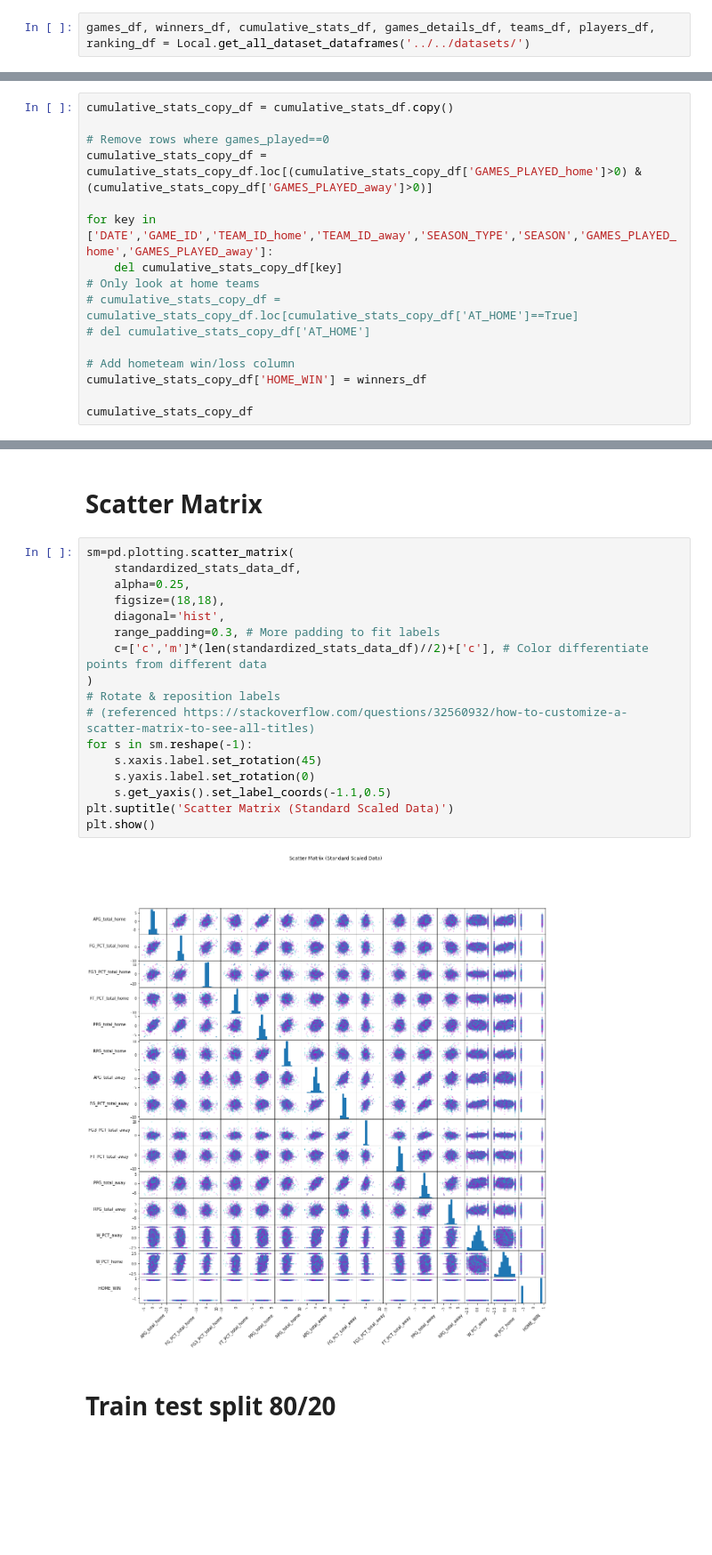
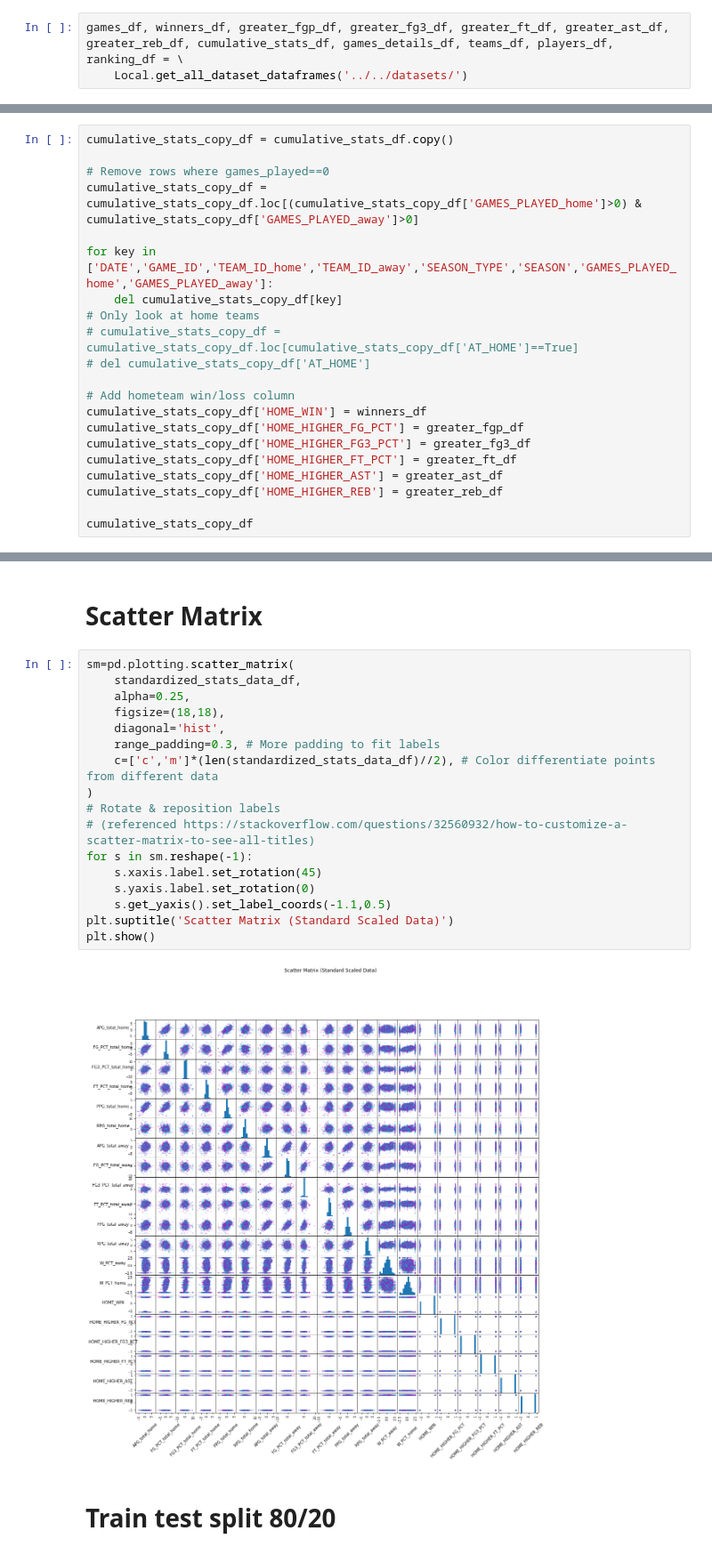
Before and after one commit to psalire/cmpe255-term-project, a Jupyter notebook: classifiers/kmeans/kmeans.ipynb, the cells around one changed output, grey strips where cells are left out. Shown at 89% size. Drawn from its saved outputs; the diff is of its cells as text; blank space fills up the shorter version.

```diff
--- a/classifiers/kmeans/kmeans.ipynb
+++ b/classifiers/kmeans/kmeans.ipynb
@@ -15,4 +15,5 @@ from sklearn.preprocessing import StandardScaler
 from sklearn.model_selection import GridSearchCV, RandomizedSearchCV
 from sklearn.model_selection import train_test_split
 # %%
-games_df, winners_df, cumulative_stats_df, games_details_df, teams_df, players_df, ranking_df = Local.get_all_dataset_dataframes('../../datasets/')
+games_df, winners_df, greater_fgp_df, greater_fg3_df, greater_ft_df, greater_ast_df, greater_reb_df, cumulative_stats_df, games_details_df, teams_df, players_df, ranking_df = \
+    Local.get_all_dataset_dataframes('../../datasets/')
@@ -51,7 +25,7 @@ Home team has winrate of 59.1%
 cumulative_stats_copy_df = cumulative_stats_df.copy()
 
 # Remove rows where games_played==0
-cumulative_stats_copy_df = cumulative_stats_copy_df.loc[(cumulative_stats_copy_df['GAMES_PLAYED_home']>0) & (cumulative_stats_copy_df['GAMES_PLAYED_away']>0)]
+cumulative_stats_copy_df = cumulative_stats_copy_df.loc[(cumulative_stats_copy_df['GAMES_PLAYED_home']>0) & cumulative_stats_copy_df['GAMES_PLAYED_away']>0]
 
 for key in ['DATE','GAME_ID','TEAM_ID_home','TEAM_ID_away','SEASON_TYPE','SEASON','GAMES_PLAYED_home','GAMES_PLAYED_away']:
     del cumulative_stats_copy_df[key]
@@ -61,6 +35,11 @@ for key in ['DATE','GAME_ID','TEAM_ID_home','TEAM_ID_away','SEASON_TYPE','SEASON
 
 # Add hometeam win/loss column
 cumulative_stats_copy_df['HOME_WIN'] = winners_df
+cumulative_stats_copy_df['HOME_HIGHER_FG_PCT'] = greater_fgp_df
+cumulative_stats_copy_df['HOME_HIGHER_FG3_PCT'] = greater_fg3_df
+cumulative_stats_copy_df['HOME_HIGHER_FT_PCT'] = greater_ft_df
+cumulative_stats_copy_df['HOME_HIGHER_AST'] = greater_ast_df
+cumulative_stats_copy_df['HOME_HIGHER_REB'] = greater_reb_df
 
 cumulative_stats_copy_df
 # %% [output]
@@ -105,22 +85,22 @@ standardized_stats_data_df.cov().style.background_gradient(cmap='rainbow',axis=N
 # %%
 sm=pd.plotting.scatter_matrix(
     standardized_stats_data_df,
     alpha=0.25,
     figsize=(18,18),
     diagonal='hist',
     range_padding=0.3, # More padding to fit labels
-    c=['c','m']*(len(standardized_stats_data_df)//2)+['c'], # Color differentiate points from different data
+    c=['c','m']*(len(standardized_stats_data_df)//2), # Color differentiate points from different data
 )
 # Rotate & reposition labels
 # (referenced https://stackoverflow.com/questions/32560932/how-to-customize-a-scatter-matrix-to-see-all-titles)
 for s in sm.reshape(-1):
     s.xaxis.label.set_rotation(45)
     s.yaxis.label.set_rotation(0)
     s.get_yaxis().set_label_coords(-1.1,0.5)
 plt.suptitle('Scatter Matrix (Standard Scaled Data)')
 plt.show()
 # %% [output]
-[figure, old version]
+[figure, new version]
 # %% [markdown]
 # Train test split 80/20
 # %%
```
Also changed, not shown: parts of 5 cells of this notebook, 1 other file.
